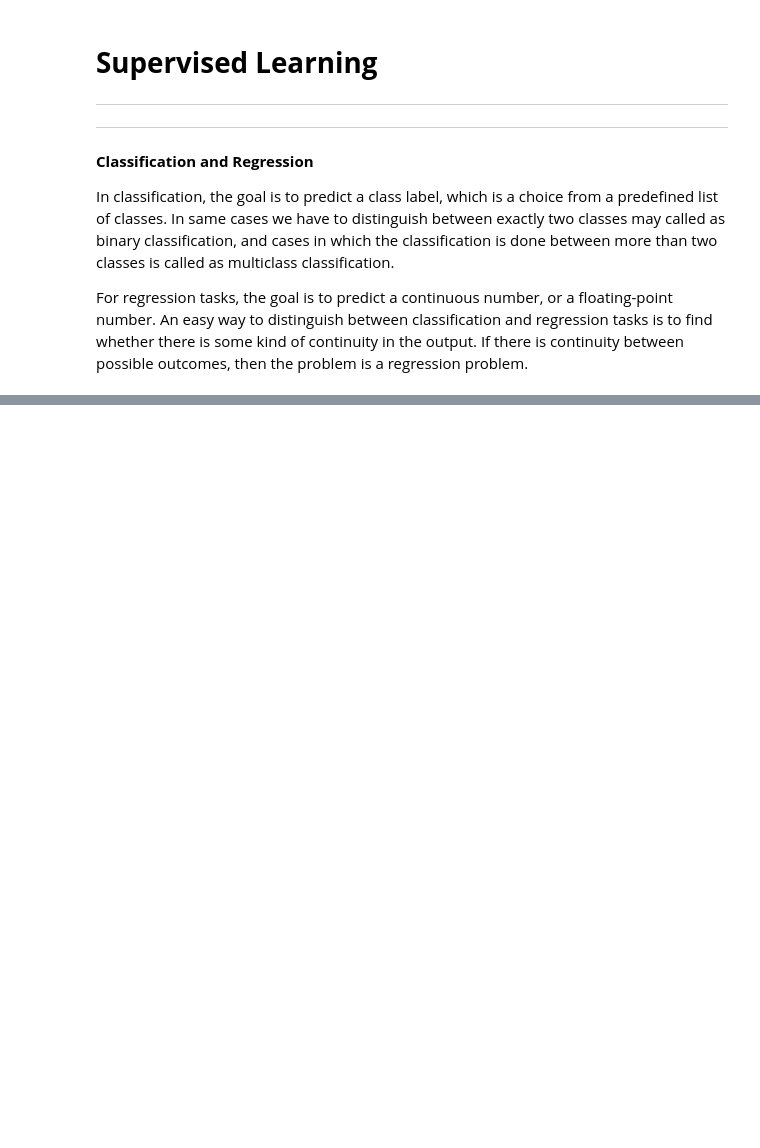
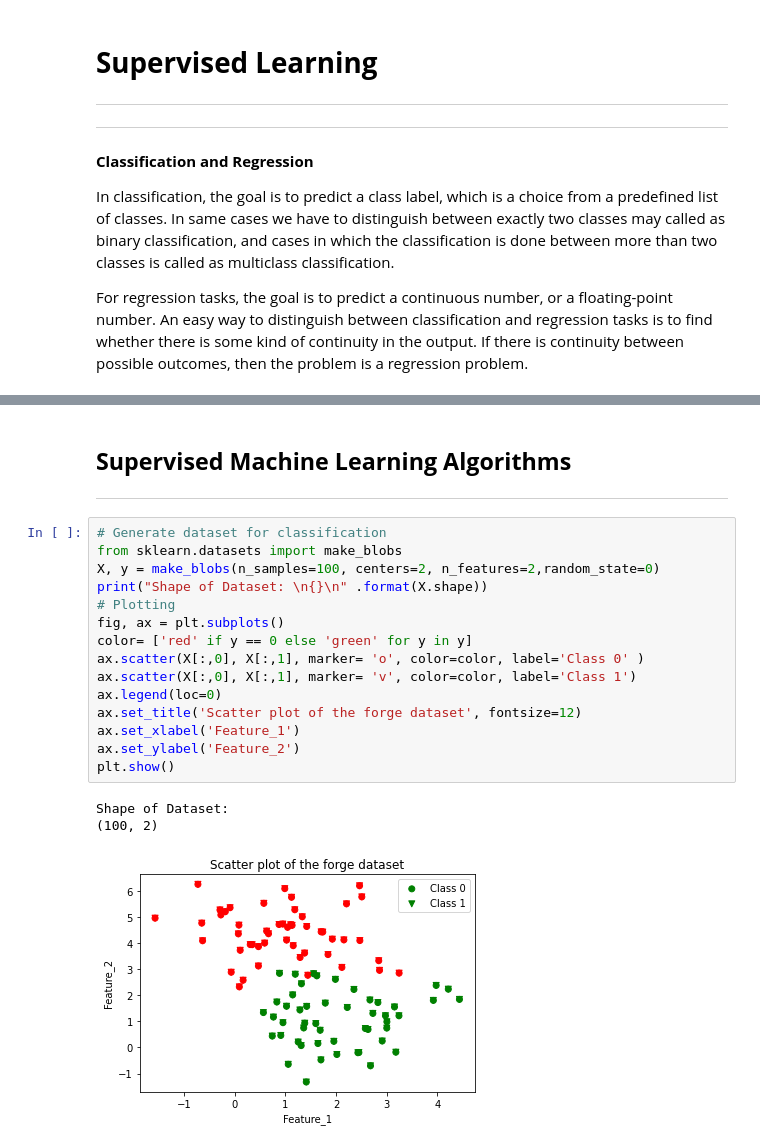
Before and after one commit to Bluelord/Intro_to_ML_Python, a Jupyter notebook: 02_Supervised_Learning.ipynb, the cells around one changed output, grey strips where cells are left out. Cells and saved outputs as stored; diff of their text form; blank space fills up the shorter version.

Commit message:
Started with 1st Algorithm

```diff
--- a/02_Supervised_Learning.ipynb
+++ b/02_Supervised_Learning.ipynb
@@ -20,0 +46,23 @@ For regression tasks, the goal is to predict a continuous number, or a floating-
+# %% [markdown]
+## **Supervised Machine Learning Algorithms**
+
+---
+# %%
+# Generate dataset for classification
+from sklearn.datasets import make_blobs
+X, y = make_blobs(n_samples=100, centers=2, n_features=2,random_state=0)
+print("Shape of Dataset: \n{}\n" .format(X.shape))
+# Plotting
+fig, ax = plt.subplots()
+color= ['red' if y == 0 else 'green' for y in y]
+ax.scatter(X[:,0], X[:,1], marker= 'o', color=color, label='Class 0' )
+ax.scatter(X[:,0], X[:,1], marker= 'v', color=color, label='Class 1')
+ax.legend(loc=0)
+ax.set_title('Scatter plot of the forge dataset', fontsize=12)
+ax.set_xlabel('Feature_1')
+ax.set_ylabel('Feature_2')
+plt.show()
+# %% [output]
+Shape of Dataset:
+(100, 2)
+[figure, added]
```
Also changed, not shown: parts of 11 cells of this notebook.
